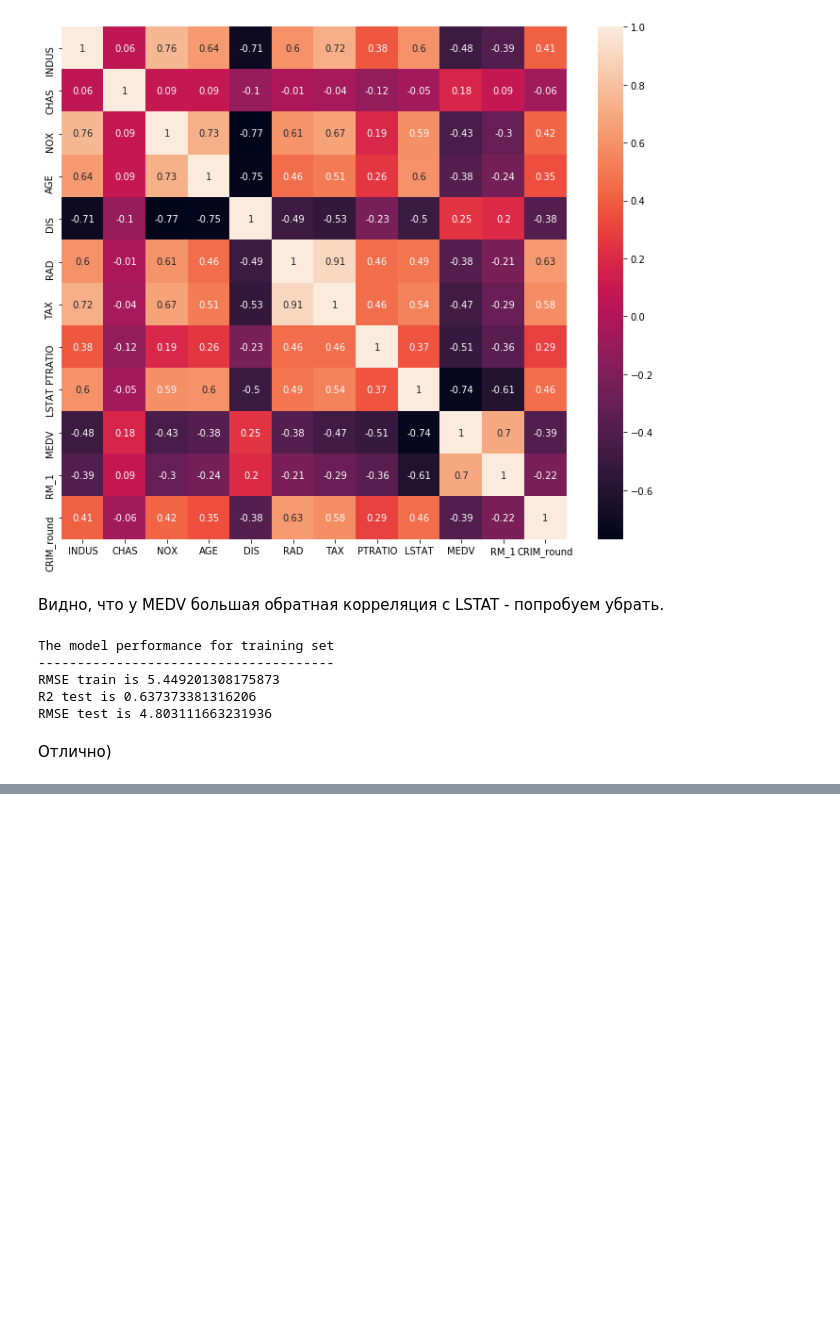
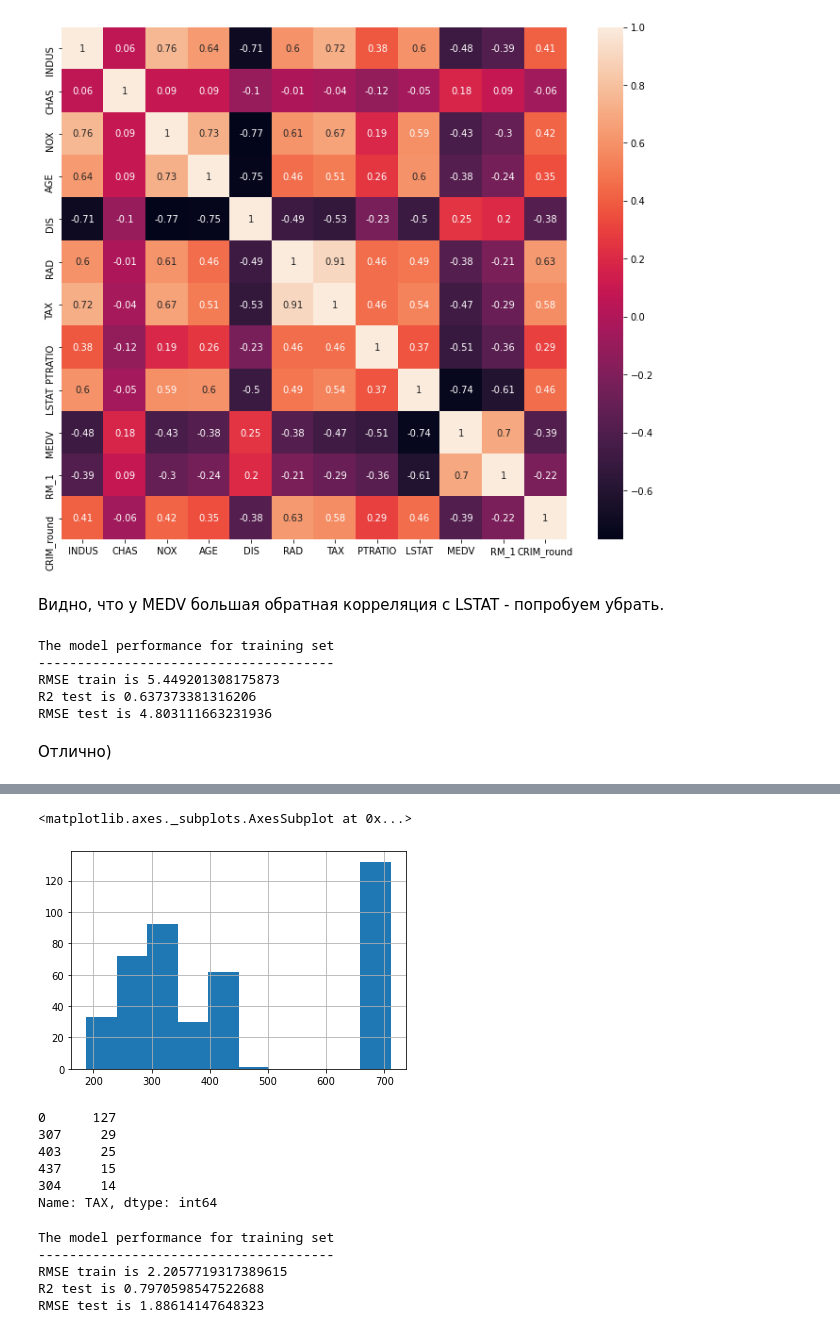
Before and after one commit to dmkolesova/dvp7-hw2, a Jupyter notebook: dvp7-hw2.ipynb, the cells around one changed output, grey strips where cells are left out. Drawn from its saved outputs; the diff is of its cells as text; code cells hidden in the pictures; blank space fills up the shorter version.

```diff
--- a/dvp7-hw2.ipynb
+++ b/dvp7-hw2.ipynb
@@ -456,0 +490,3 @@ RMSE test is 4.803111663231936
+# %%
+data_medv = data_wo_b_rm_1_crim_wo_zn_wo_lstat[data_wo_b_rm_1_crim_wo_zn_wo_lstat.MEDV < 30]
+data_medv.shape
@@ -456,0 +515,23 @@ RMSE test is 4.803111663231936
+# %%
+data_medv.TAX.hist()
+# %% [output]
+<matplotlib.axes._subplots.AxesSubplot at 0x...>
+[figure, added]
+# %%
+data_medv.TAX.value_counts().head()
+# %% [output]
+0      127
+307     29
+403     25
+437     15
+304     14
+Name: TAX, dtype: int64
+# %%
+data_medv_wo_devil_tax = data_medv[data_medv.TAX != 666]
+create_lin_reg(data_medv_wo_devil_tax)
+# %% [output]
+The model performance for training set
+--------------------------------------
+RMSE train is 2.2057719317389615
+R2 test is 0.7970598547522688
+RMSE test is 1.88614147648323
```
Also changed, not shown: parts of 22 cells of this notebook.
